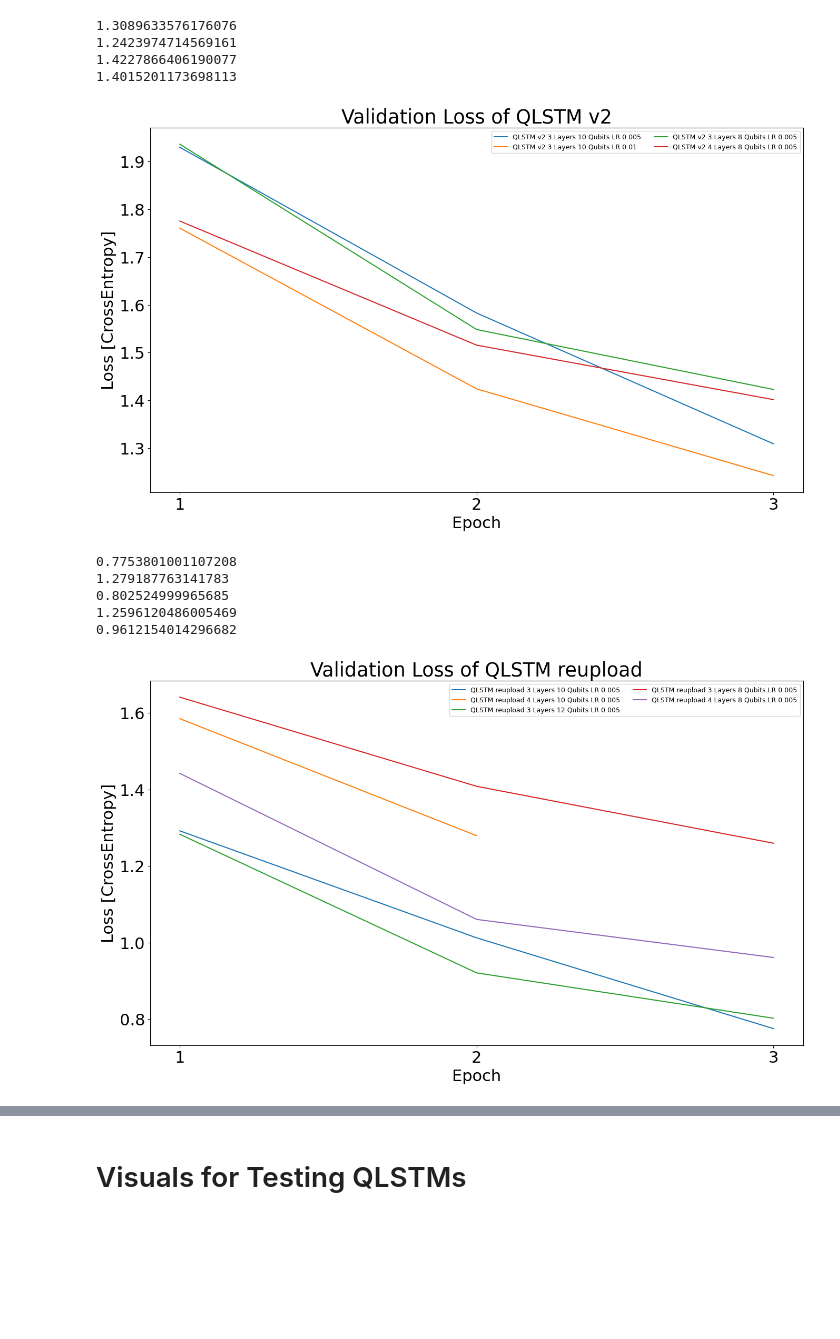
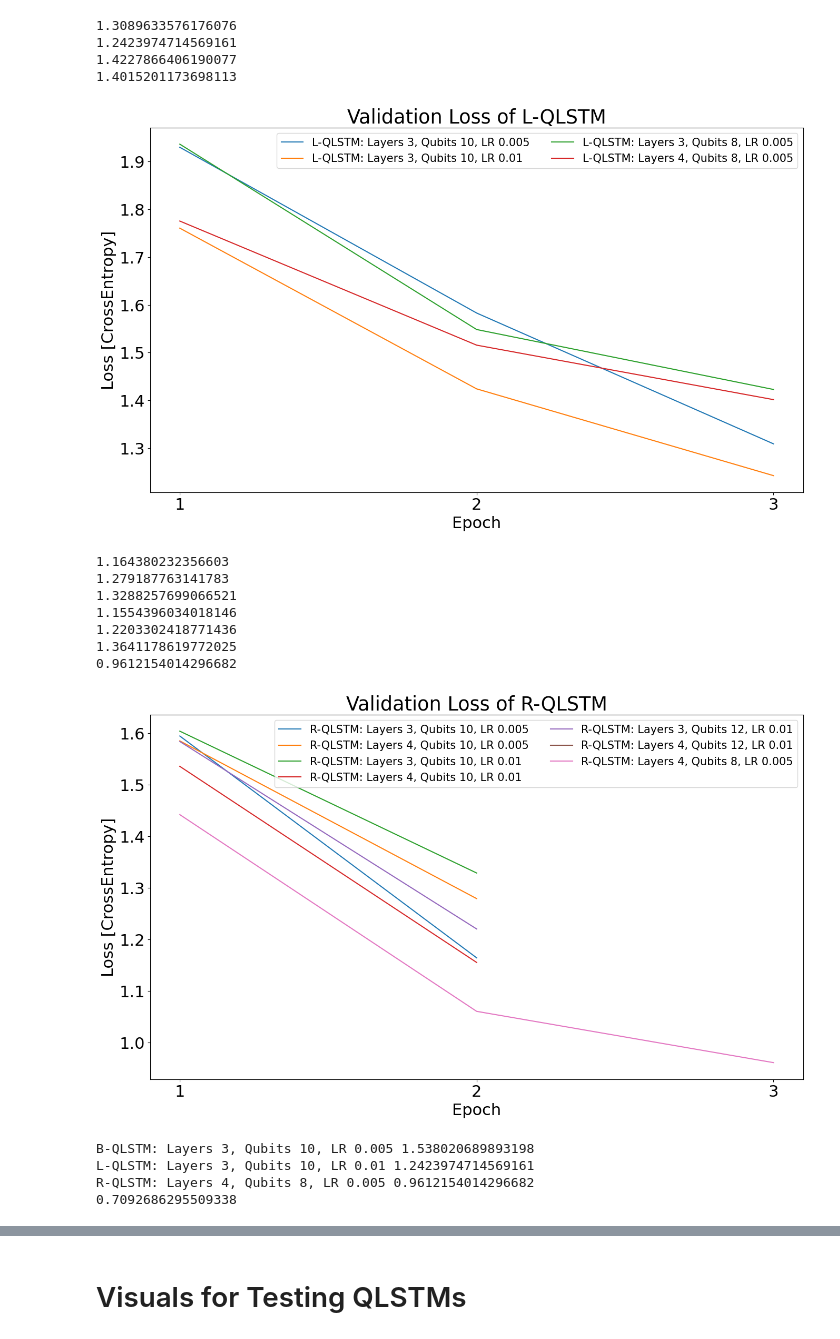
Before and after one commit to kikigogo9/MT-asr-qlstm, a Jupyter notebook: visuals.ipynb, the cells around one changed output, grey strips where cells are left out. Saved outputs shown, nothing was run; the diff lists cells and outputs as text; code cells hidden in the pictures; blank space fills up the shorter version.

```diff
--- a/visuals.ipynb
+++ b/visuals.ipynb
@@ -7,8 +7,16 @@ from itertools import chain
 plt.rcParams.update({'font.size': 22})
 legend_font_size = 15
 # %%
+def get_variant_name(variant):
+    if variant == 'default':
+        return 'B-QLSTM'
+    if variant == 'v2':
+        return 'L-QLSTM'
+    if variant == 'reupload':
+        return 'R-QLSTM'
+
 def parse_filename(filename):
-    # Example: qlstm.q8.lr0.005.vv2.l3.pkl
+    # Example: qlstm.q8.lr0.005.vL-QLSTM.l3.pkl
     parts = filename.split('.')
     model = parts[0]
     lr = None
@@ -21,7 +29,7 @@ def parse_filename(filename):
         if p.startswith('l') and p[1:].isdigit():
             layers = int(p[1:])
         if p.startswith('v'):
-            variant = 'v1' if p[1:] == 'default' else p[1:]
+            variant = get_variant_name(p[1:])
         if p.startswith('q') and not p == 'qlstm':
             qubits = int(p[1:])
     return model, variant, layers, lr, qubits
@@ -30,9 +38,9 @@ filenames = []
 
 # os.walk('./fully-trained/')
 plot_dict = {
-    'v1': [],
-    'v2': [],
-    'reupload': []
+    'B-QLSTM': [],
+    'L-QLSTM': [],
+    'R-QLSTM': []
 }
 
 classical_lstm = None
@@ -40,7 +48,8 @@ if os.path.exists('./classical_LSMT_audio.h5'):
     with open('./classical_LSMT_audio.h5', 'rb') as file:
         classical_lstm = pickle.load(file)
 
-for root, dirs, files in os.walk('./delftblue-new/'):
+for root, dirs, files in chain(os.walk('./delftblue-new/'),
+                               os.walk('./fully-trained/')):
     for filename in files:
         if filename.endswith('.pkl'):
             filenames.append(filename)
@@ -49,18 +58,18 @@ for root, dirs, files in os.walk('./delftblue-new/'):
             with open(file_path, 'rb') as file:
                 model_dict = pickle.load(file)
                 model, variant, layers, lr, qubits = parse_filename(filename)
-                plot_dict[variant].append((model_dict['loss'], f"{model.upper()} {variant} {layers} Layers {qubits} Qubits LR {lr}"))
-                #plt.plot(range(1, 4), model_dict['loss'][:3], label=f"{model.upper()} {variant} {layers} Layers {qubits} Qubits LR {lr}")
+                plot_dict[variant].append((model_dict['loss'], f"{variant}: Layers {layers}, Qubits {qubits}, LR {lr}"))
+                #plt.plot(range(1, 4), model_dict['loss'][:3], label=f"{model.upper()} {variant}: Layers {layers}, Qubits {qubits}, LR {lr}")
 
 
 best_models = {
-    'v1': None,
-    'v2': None,
-    'reupload': None
+    'B-QLSTM': None,
+    'L-QLSTM': None,
+    'R-QLSTM': None
 }
 for variant, data in plot_dict.items():
     plt.figure(figsize=(16, 9))
-    plt.title(f"Validation Loss of QLSTM {variant}")
+    plt.title(f"Validation Loss of {variant}")
     best_models[variant] = min(data, key=lambda x: min(x[0][:3]))
     for loss, label in data:
         number_of_items = min(len(loss), 3)
@@ -68,7 +77,7 @@ for variant, data in plot_dict.items():
         plt.plot(range(1, number_of_items + 1), loss[:number_of_items], label=label)
 
 
-    plt.legend(fontsize=9, loc='upper right', ncol=2)
+    plt.legend(fontsize=legend_font_size, loc='upper right', ncol=2)
     plt.xlabel('Epoch')
     plt.xticks(range(1, 4))
     plt.ylabel('Loss [CrossEntropy]')
@@ -79,7 +88,7 @@ plt.figure(figsize=(16, 9))
 plt.title("Best Validation Loss of QLSTM Variants vs Classical LSTM")
 for variant, (loss, label) in best_models.items():
     number_of_items = min(len(loss), 3)
-    print(loss[number_of_items - 1])
+    print(label, loss[number_of_items - 1])
     plt.plot(range(1,number_of_items + 1), loss[:number_of_items], label=label)
 
 if classical_lstm:
@@ -111,11 +120,17 @@ Loading qlstm.q10.lr0.1.vdefault.l3.pkl...
 1.3089633576176076
 1.2423974714569161
 1.4227866406190077
 1.4015201173698113
-[figure, old version]
+[figure, new version]
-0.7753801001107208
+1.164380232356603
 1.279187763141783
-0.802524999965685
-1.2596120486005469
+1.3288257699066521
+1.1554396034018146
+1.2203302418771436
+1.3641178619772025
 0.9612154014296682
-[figure, old version]
+[figure, new version]
+B-QLSTM: Layers 3, Qubits 10, LR 0.005 1.538020689893198
+L-QLSTM: Layers 3, Qubits 10, LR 0.01 1.2423974714569161
+R-QLSTM: Layers 4, Qubits 8, LR 0.005 0.9612154014296682
+0.7092686295509338
```
Also changed, not shown: parts of 10 cells of this notebook, 30 other files.
